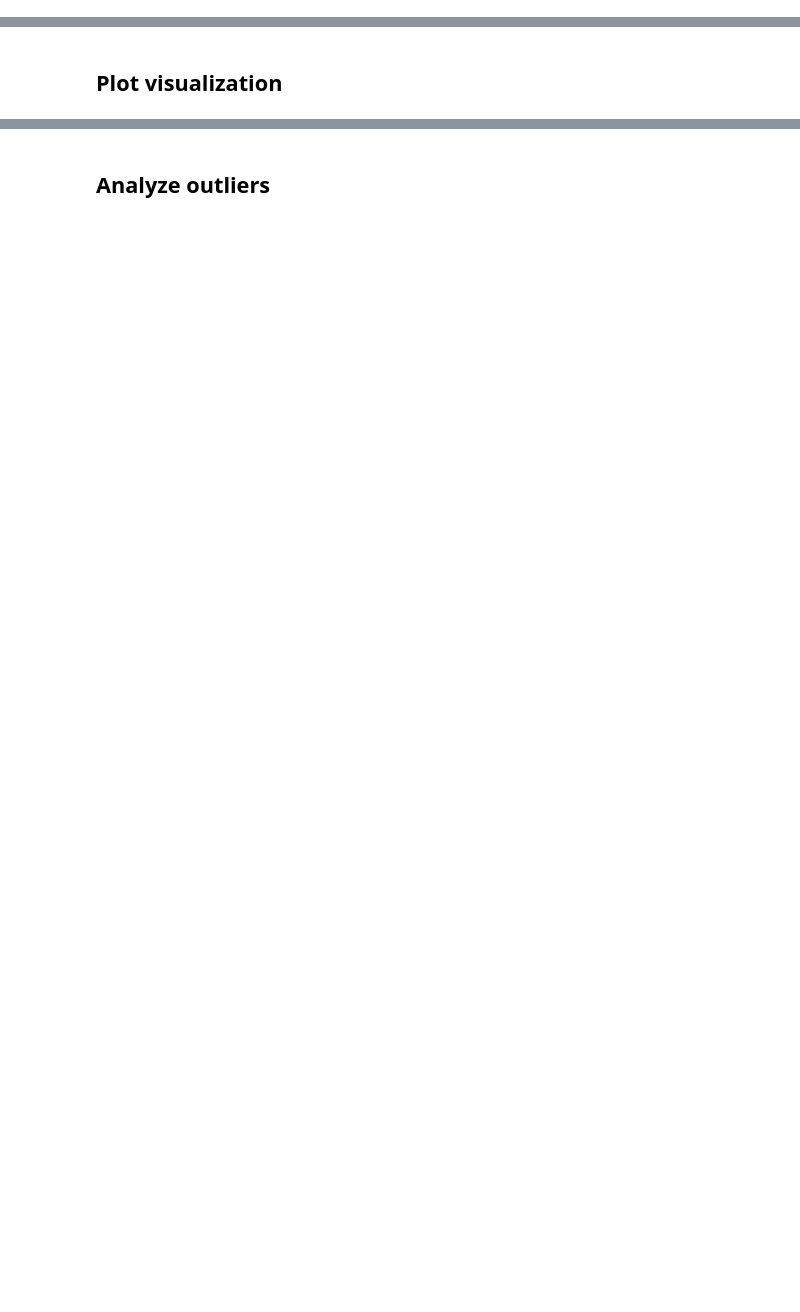
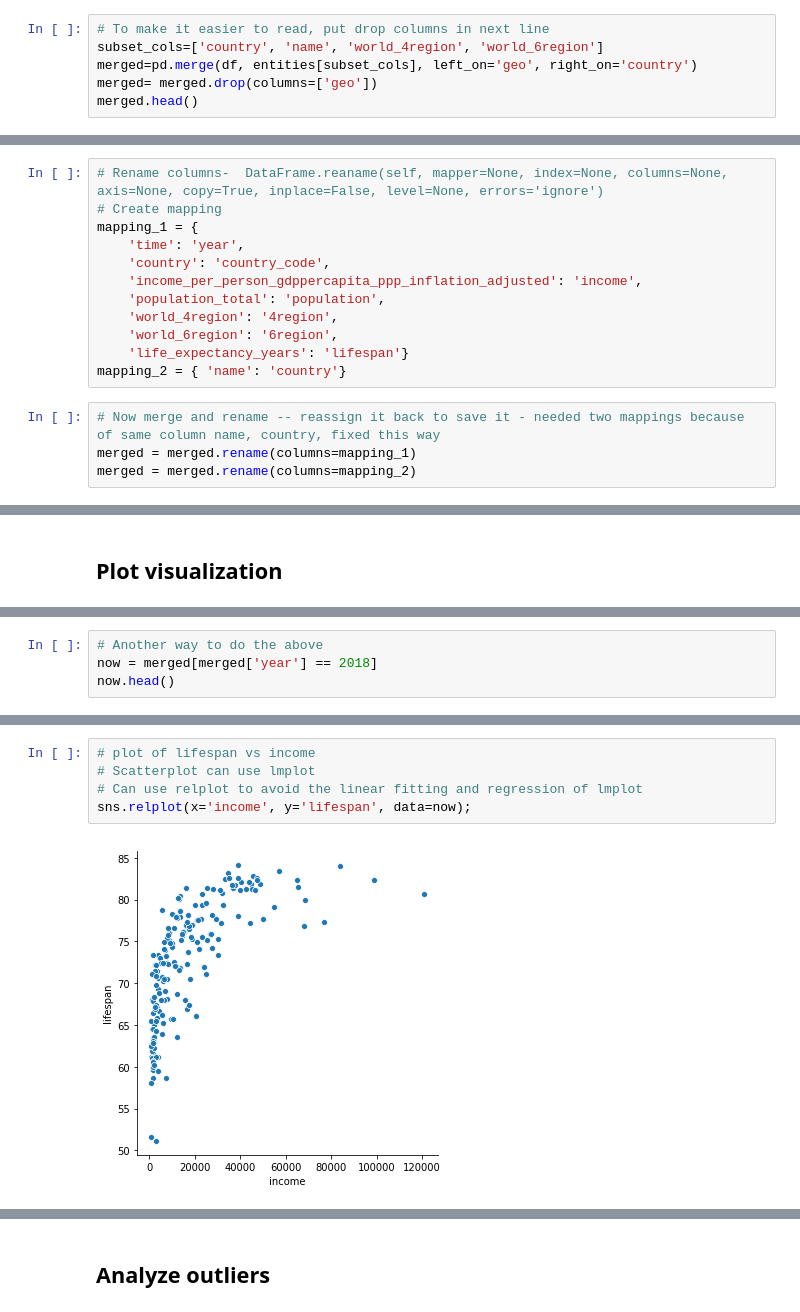
Before and after one commit to bloominstituteoftechnology/DS-Unit-1-Sprint-2-Data-Wrangling-and-Storytelling, a Jupyter notebook: module4-sequence-your-narrative/LS_DS_124_Sequence_your_narrative.ipynb, the cells around one changed output, grey strips where cells are left out. Drawn from its saved outputs; the diff is of its cells as text; blank space fills up the shorter version.

```diff
--- a/module4-sequence-your-narrative/LS_DS_124_Sequence_your_narrative.ipynb
+++ b/module4-sequence-your-narrative/LS_DS_124_Sequence_your_narrative.ipynb
@@ -99,0 +339,6 @@ https://github.com/pandas-dev/pandas/blob/master/doc/cheatsheet/Pandas_Cheat_She
+# %%
+# To make it easier to read, put drop columns in next line
+subset_cols=['country', 'name', 'world_4region', 'world_6region']
+merged=pd.merge(df, entities[subset_cols], left_on='geo', right_on='country')
+merged= merged.drop(columns=['geo'])
+merged.head()
@@ -99,0 +352,16 @@ https://github.com/pandas-dev/pandas/blob/master/doc/cheatsheet/Pandas_Cheat_She
+# %%
+# Rename columns-  DataFrame.reaname(self, mapper=None, index=None, columns=None, axis=None, copy=True, inplace=False, level=None, errors='ignore')
+# Create mapping
+mapping_1 = {
+    'time': 'year',
+    'country': 'country_code',
+    'income_per_person_gdppercapita_ppp_inflation_adjusted': 'income',
+    'population_total': 'population',
+    'world_4region': '4region',
+    'world_6region': '6region',
+    'life_expectancy_years': 'lifespan'}
+mapping_2 = { 'name': 'country'}
+# %%
+# Now merge and rename -- reassign it back to save it - needed two mappings because of same column name, country, fixed this way
+merged = merged.rename(columns=mapping_1)
+merged = merged.rename(columns=mapping_2)
@@ -103,0 +505,4 @@ https://github.com/pandas-dev/pandas/blob/master/doc/cheatsheet/Pandas_Cheat_She
+# %%
+# Another way to do the above
+now = merged[merged['year'] == 2018]
+now.head()
@@ -103,0 +516,7 @@ https://github.com/pandas-dev/pandas/blob/master/doc/cheatsheet/Pandas_Cheat_She
+# %%
+# plot of lifespan vs income
+# Scatterplot can use lmplot
+# Can use relplot to avoid the linear fitting and regression of lmplot
+sns.relplot(x='income', y='lifespan', data=now);
+# %% [output]
+[figure, added]
```
Also changed, not shown: parts of 81 cells of this notebook.
